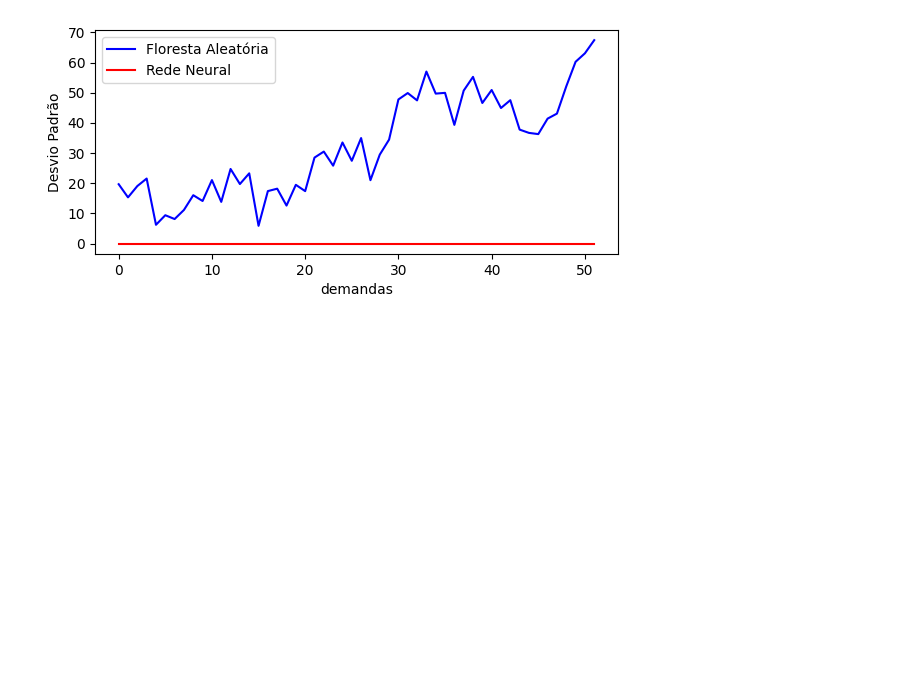
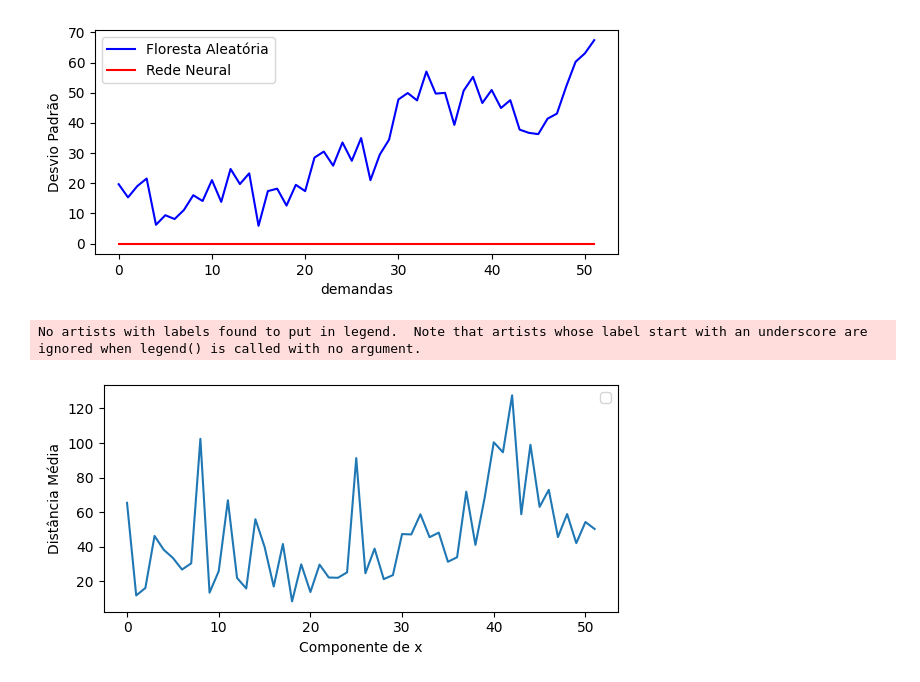
Before and after one commit to MarcioB1999/Prev_For_ULS, a Jupyter notebook: Modelos_previsao/previsoes_analise.ipynb, the cells around one changed output. Cells and saved outputs as stored; diff of their text form; code cells hidden in the pictures; blank space fills up the shorter version.

```diff
--- a/Modelos_previsao/previsoes_analise.ipynb
+++ b/Modelos_previsao/previsoes_analise.ipynb
@@ -69,6 +70,29 @@ def describe_var_desv_grafico(describe1_var,describe2_var,var):
     plt.legend()
     plt.tight_layout()
     plt.show()
+# %%
+def describe_dist_var(dataframe_1,dataframe_2,var):
+    distancias_var = {}
+
+    for periodo in range(52):
+        aux = []
+        for list_1 in dataframe_1[var]:
+            for list_2 in dataframe_2[var]:
+                aux.append(math.fabs(list_1[periodo]-list_2[periodo]))
+        distancias_var[f'x{periodo+1}'] = aux
+
+    return pd.DataFrame(distancias_var)
+# %%
+def plot_dist(describe_dist_var,var):
+    fig=plt.figure(figsize=(6,3))
+
+    plt.plot(range(52),describe_dist_var.iloc[1,:])
+    plt.xlabel('Componente de '+var)
+    plt.ylabel('Distância Média')
+    plt.legend()
+    plt.tight_layout()
+    #plt.savefig(f'Imgs\{var}DistMedia.png', format='png')
+    plt.show()
 # %%
 vars1 = describe_var(previsoes_np,'demandas')
 vars2 = describe_var(previsoes_sar,'demandas')
@@ -80,6 +112,12 @@ describe_var_grafico(vars1.describe(),vars2.describe(),'demandas')
 describe_var_desv_grafico(vars1.describe(),vars2.describe(),'demandas')
 # %% [output]
 [figure]
+# %%
+describe_x_1 = describe_dist_var(previsoes_sar,previsoes_np,'demandas').describe()
+plot_dist(describe_x_1,'x')
+# %% [output]
+No artists with labels found to put in legend.  Note that artists whose label start with an underscore are ignored when legend() is called with no argument.
+[figure, added]
 # %%
 fig=plt.figure(figsize=(6,3))
 for i in range(3):
```
Also changed, not shown: parts of 5 cells of this notebook, 6 other files.
